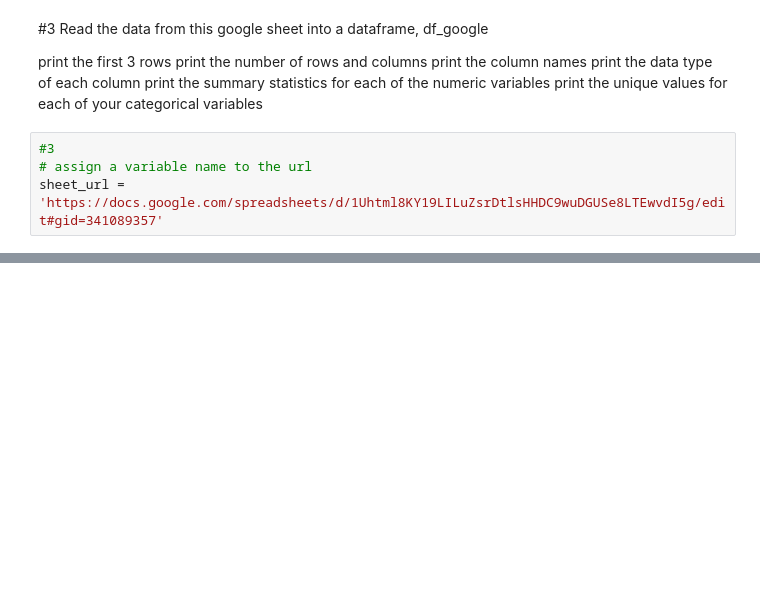
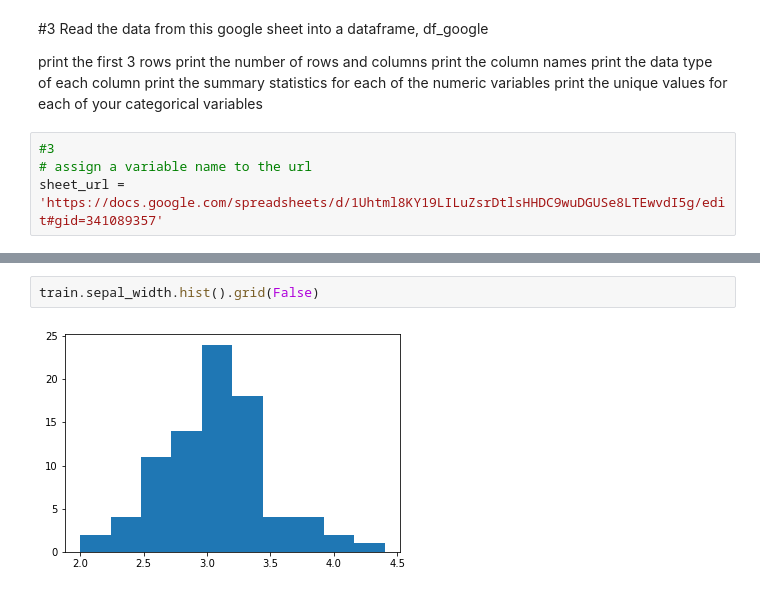
Before and after one commit to ian-james-johnson/classification_exercises, a Jupyter notebook: classification_exercises.ipynb, the cells around one changed output, grey strips where cells are left out. Saved outputs shown, nothing was run; the diff lists cells and outputs as text; blank space fills up the shorter version.

```diff
--- a/classification_exercises.ipynb
+++ b/classification_exercises.ipynb
@@ -270,0 +361,4 @@ Name: Embarked, dtype: int64
+# %%
+train.sepal_width.hist().grid(False)
+# %% [output]
+[figure, added]
```
Also changed, not shown: parts of 67 cells of this notebook, 1 other file.
